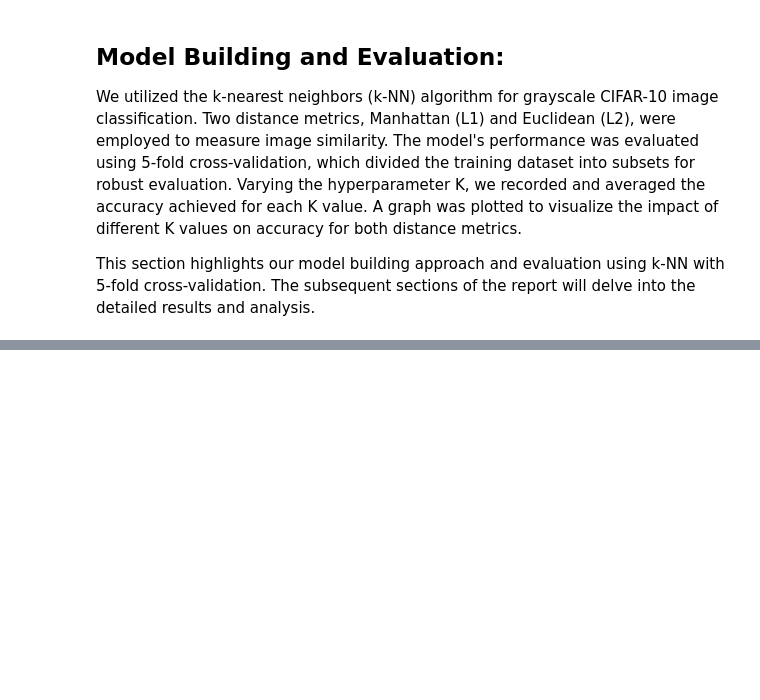
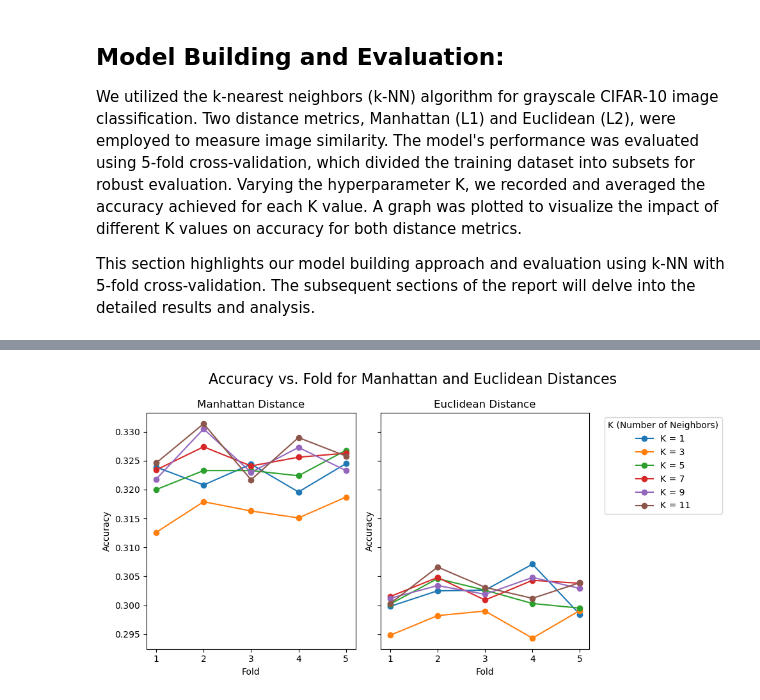
Before and after one commit to 19-40925-2/CVPR, a Jupyter notebook: assignment_1_KNN.ipynb, the cells around one changed output, grey strips where cells are left out. Drawn from its saved outputs; the diff is of its cells as text; code cells hidden in the pictures; blank space fills up the shorter version.

Commit message:
Accuracy 32.70%

```diff
--- a/assignment_1_KNN.ipynb
+++ b/assignment_1_KNN.ipynb
@@ -181,0 +180,3 @@ This flattening process converts the 32x32 images into 1-dimensional arrays, all
+# %%
+fold_accuracies_manhattan = []
+fold_accuracies_euclidean = []
@@ -181,0 +187,22 @@ This flattening process converts the 32x32 images into 1-dimensional arrays, all
+# %%
+# Perform cross-validation for each K value and fold
+for k in k_values:
+    # Create k-NN classifiers for Manhattan and Euclidean distances
+    classifier_manhattan = KNeighborsClassifier(n_neighbors=k, p=1)  # p=1 for Manhattan distance
+    classifier_euclidean = KNeighborsClassifier(n_neighbors=k, p=2)  # p=2 for Euclidean distance
+
+    # Perform cross-validation for Manhattan distance
+    accuracies_manhattan = cross_val_score(classifier_manhattan, X_train_flat, Y_train, cv=5)
+    fold_accuracies_manhattan.append(accuracies_manhattan)
+    print(f"Manhattan Distances, K = {k}:")
+    print("Fold Accuracies:", accuracies_manhattan)
+    print("Mean Accuracy:", accuracies_manhattan.mean())
+    print("")
+
+    # Perform cross-validation for Euclidean distance
+    accuracies_euclidean = cross_val_score(classifier_euclidean, X_train_flat, Y_train, cv=5)
+    fold_accuracies_euclidean.append(accuracies_euclidean)
+    print(f"Euclidean Distances, K = {k}:")
+    print("Fold Accuracies:", accuracies_euclidean)
+    print("Mean Accuracy:", accuracies_euclidean.mean())
+    print("")
@@ -181,0 +232,22 @@ This flattening process converts the 32x32 images into 1-dimensional arrays, all
+# %%
+# Plotting the graph
+fig, axs = plt.subplots(1, 2, figsize=(10, 5), sharex=True, sharey=True)
+
+for i, k in enumerate(k_values):
+    axs[0].plot(range(1, 6), fold_accuracies_manhattan[i], marker='o', label=f"K = {k}")
+    axs[1].plot(range(1, 6), fold_accuracies_euclidean[i], marker='o', label=f"K = {k}")
+
+axs[0].set_title("Manhattan Distance")
+axs[1].set_title("Euclidean Distance")
+
+axs[0].set_xlabel("Fold")
+axs[0].set_ylabel("Accuracy")
+axs[1].set_xlabel("Fold")
+axs[1].set_ylabel("Accuracy")
+
+plt.suptitle('Accuracy vs. Fold for Manhattan and Euclidean Distances', fontsize=16)
+plt.legend(title="K (Number of Neighbors)", bbox_to_anchor=(1.05, 1), loc='upper left')
+plt.tight_layout()
+plt.show()
+# %% [output]
+[figure, added]
```
Also changed, not shown: parts of 34 cells of this notebook, 2 other files.
